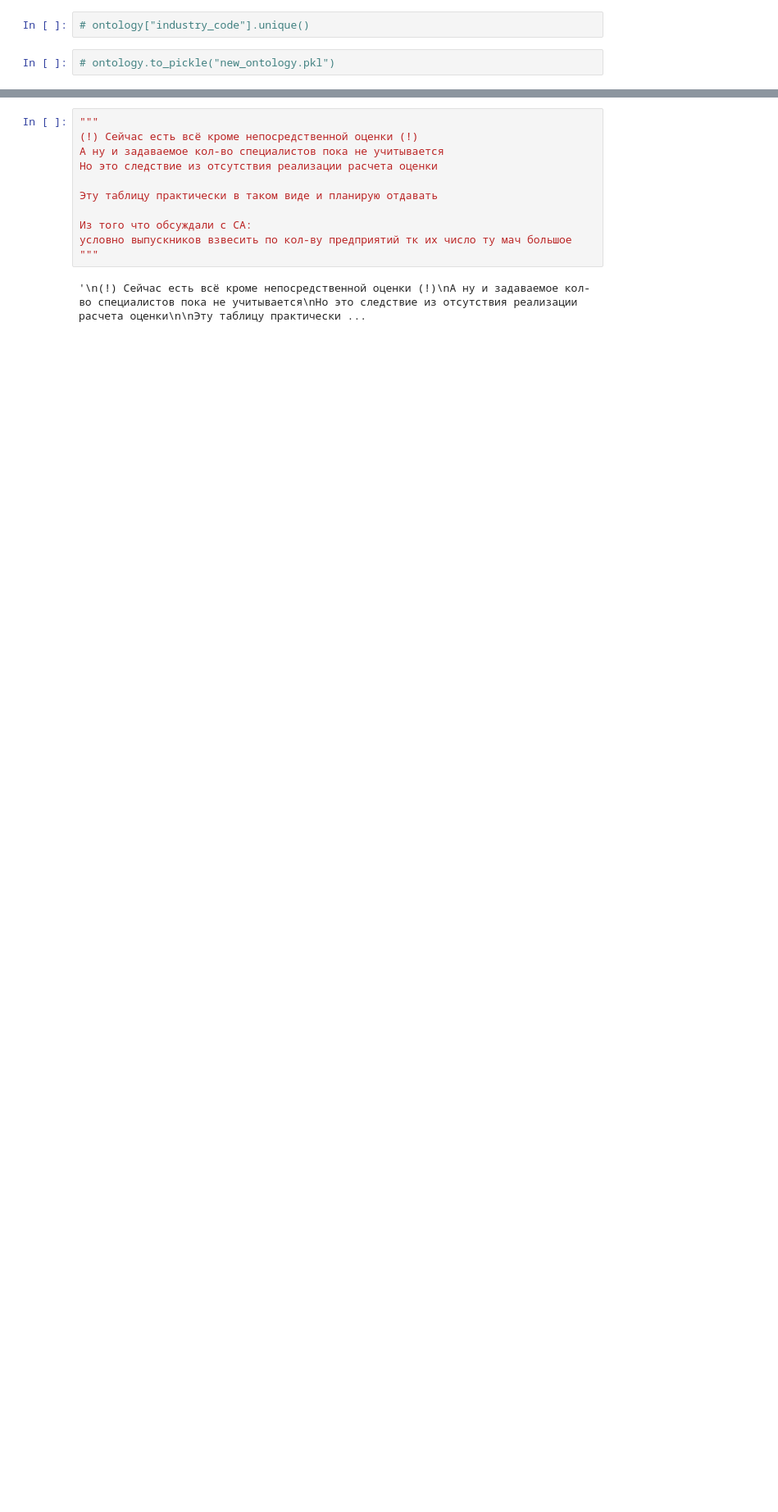
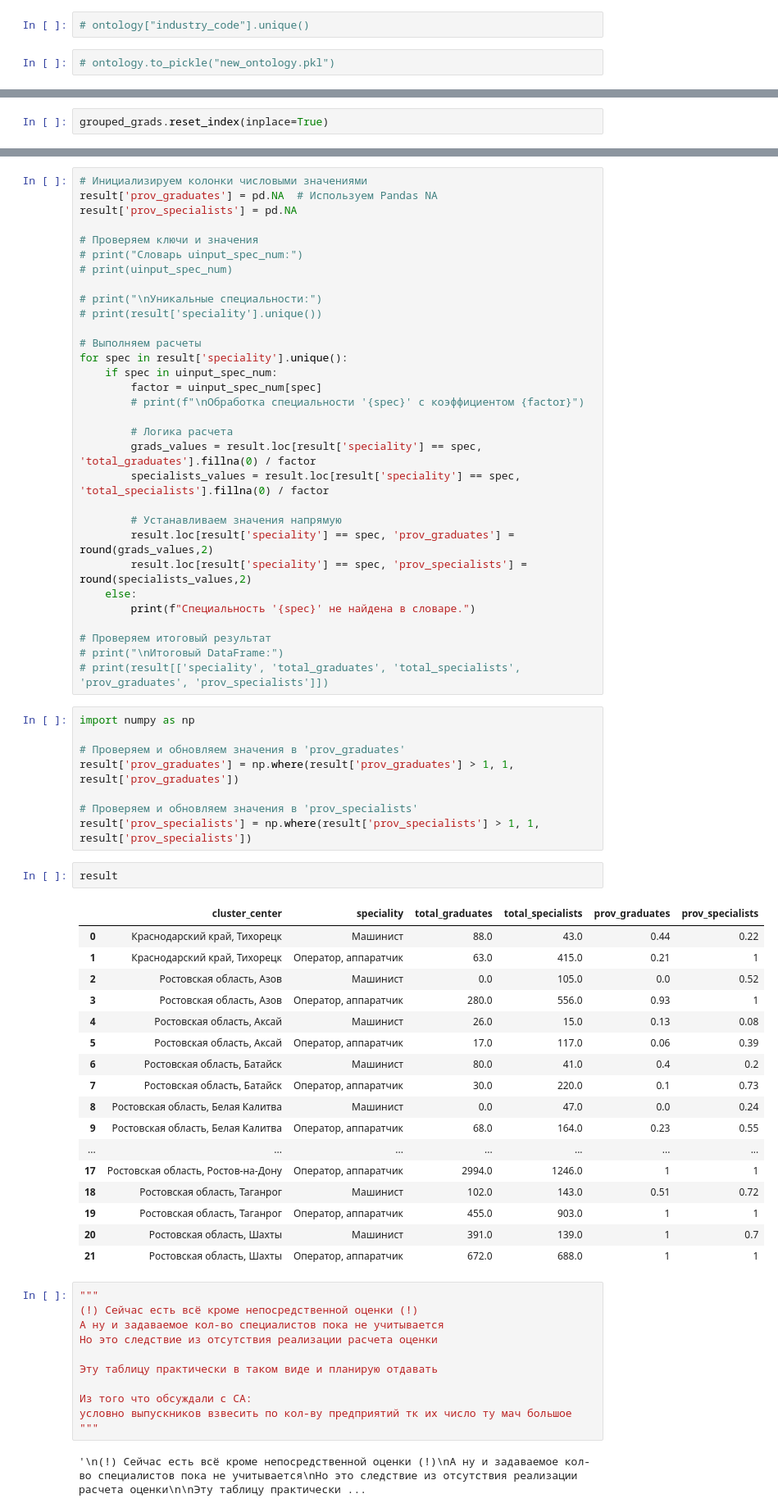
Before and after one commit to GeorgeKontsevik/planter, a Jupyter notebook: examples/2. calc_dists_hex.ipynb, the cells around one changed output, grey strips where cells are left out. Shown: that part at 82% size. Saved outputs shown, nothing was run; the diff lists cells and outputs as text; blank space fills up the shorter version.

```diff
--- a/examples/2. calc_dists_hex.ipynb
+++ b/examples/2. calc_dists_hex.ipynb
@@ -224,0 +339,2 @@ grouped_grads["working_population"] = (
+# %%
+grouped_grads.reset_index(inplace=True)
@@ -225,3 +396,62 @@ grouped_grads["working_population"] = (
+# %%
+# Инициализируем колонки числовыми значениями
+result['prov_graduates'] = pd.NA  # Используем Pandas NA
+result['prov_specialists'] = pd.NA
+
+# Проверяем ключи и значения
+# print("Словарь uinput_spec_num:")
+# print(uinput_spec_num)
+
+# print("\nУникальные специальности:")
+# print(result['speciality'].unique())
+
+# Выполняем расчеты
+for spec in result['speciality'].unique():
+    if spec in uinput_spec_num:
+        factor = uinput_spec_num[spec]
+        # print(f"\nОбработка специальности '{spec}' с коэффициентом {factor}")
+
+        # Логика расчета
+        grads_values = result.loc[result['speciality'] == spec, 'total_graduates'].fillna(0) / factor
+        specialists_values = result.loc[result['speciality'] == spec, 'total_specialists'].fillna(0) / factor
+
+        # Устанавливаем значения напрямую
+        result.loc[result['speciality'] == spec, 'prov_graduates'] = round(grads_values,2)
+        result.loc[result['speciality'] == spec, 'prov_specialists'] = round(specialists_values,2)
+    else:
+        print(f"Специальность '{spec}' не найдена в словаре.")
+
+# Проверяем итоговый результат
+# print("\nИтоговый DataFrame:")
+# print(result[['speciality', 'total_graduates', 'total_specialists', 'prov_graduates', 'prov_specialists']])
+# %%
+import numpy as np
+
+# Проверяем и обновляем значения в 'prov_graduates'
+result['prov_graduates'] = np.where(result['prov_graduates'] > 1, 1, result['prov_graduates'])
+
+# Проверяем и обновляем значения в 'prov_specialists'
+result['prov_specialists'] = np.where(result['prov_specialists'] > 1, 1, result['prov_specialists'])
+# %%
+result
+# %% [output]
+|  | cluster_center | speciality | total_graduates | total_specialists | prov_graduates | prov_specialists |
+| 0 | Краснодарский край, Тихорецк | Машинист | 88.0 | 43.0 | 0.44 | 0.22 |
+| 1 | Краснодарский край, Тихорецк | Оператор, аппаратчик | 63.0 | 415.0 | 0.21 | 1 |
+| 2 | Ростовская область, Азов | Машинист | 0.0 | 105.0 | 0.0 | 0.52 |
+| 3 | Ростовская область, Азов | Оператор, аппаратчик | 280.0 | 556.0 | 0.93 | 1 |
+| 4 | Ростовская область, Аксай | Машинист | 26.0 | 15.0 | 0.13 | 0.08 |
+| 5 | Ростовская область, Аксай | Оператор, аппаратчик | 17.0 | 117.0 | 0.06 | 0.39 |
+| 6 | Ростовская область, Батайск | Машинист | 80.0 | 41.0 | 0.4 | 0.2 |
+| 7 | Ростовская область, Батайск | Оператор, аппаратчик | 30.0 | 220.0 | 0.1 | 0.73 |
+| 8 | Ростовская область, Белая Калитва | Машинист | 0.0 | 47.0 | 0.0 | 0.24 |
+| 9 | Ростовская область, Белая Калитва | Оператор, аппаратчик | 68.0 | 164.0 | 0.23 | 0.55 |
+| ... | ... | ... | ... | ... | ... | ... |
+| 17 | Ростовская область, Ростов-на-Дону | Оператор, аппаратчик | 2994.0 | 1246.0 | 1 | 1 |
+| 18 | Ростовская область, Таганрог | Машинист | 102.0 | 143.0 | 0.51 | 0.72 |
+| 19 | Ростовская область, Таганрог | Оператор, аппаратчик | 455.0 | 903.0 | 1 | 1 |
+| 20 | Ростовская область, Шахты | Машинист | 391.0 | 139.0 | 1 | 0.7 |
+| 21 | Ростовская область, Шахты | Оператор, аппаратчик | 672.0 | 688.0 | 1 | 1 |
 # %%
 """
 (!) Сейчас есть всё кроме непосредственной оценки (!)
```
Also changed, not shown: parts of 32 cells of this notebook, 8 other files.
